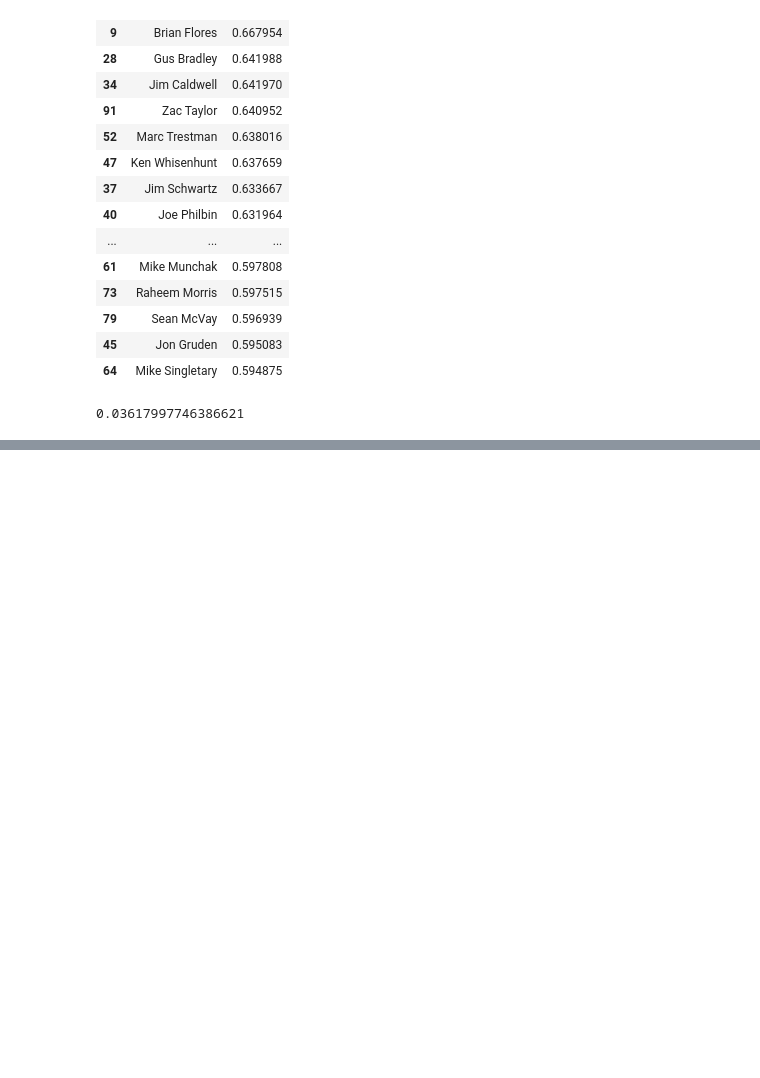
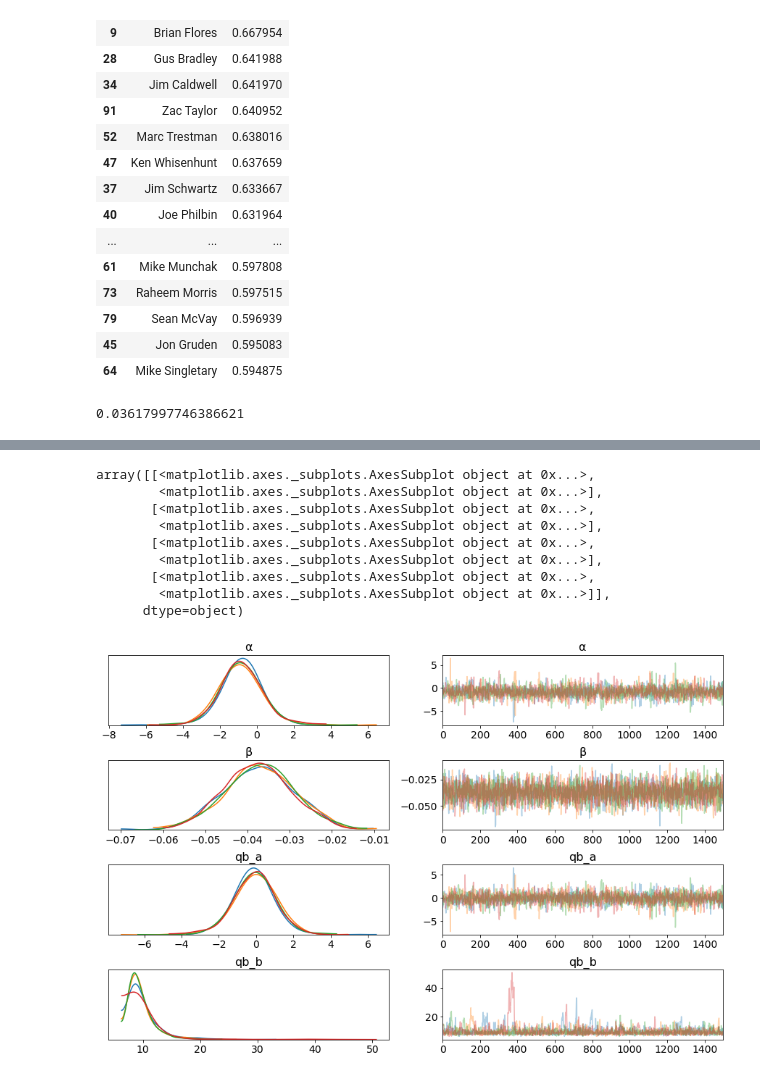
Before and after one commit to btatkinson/pass_exp, a Jupyter notebook: nfl_pass_exp.ipynb, the cells around one changed output, grey strips where cells are left out. Drawn from its saved outputs; the diff is of its cells as text; code cells hidden in the pictures; blank space fills up the shorter version.

```diff
--- a/nfl_pass_exp.ipynb
+++ b/nfl_pass_exp.ipynb
@@ -686 +749,19 @@ array([[<matplotlib.axes._subplots.AxesSubplot object at 0x...>,
+# %%
+trarr = pm.traceplot(trace, var_names=['α','β','qb_a','qb_b'])
+
+fig = plt.gcf()
+fig.savefig("./figures/qb_trace.png")
+
+trarr
+# %% [output]
+array([[<matplotlib.axes._subplots.AxesSubplot object at 0x...>,
+        <matplotlib.axes._subplots.AxesSubplot object at 0x...>],
+       [<matplotlib.axes._subplots.AxesSubplot object at 0x...>,
+        <matplotlib.axes._subplots.AxesSubplot object at 0x...>],
+       [<matplotlib.axes._subplots.AxesSubplot object at 0x...>,
+        <matplotlib.axes._subplots.AxesSubplot object at 0x...>],
+       [<matplotlib.axes._subplots.AxesSubplot object at 0x...>,
+        <matplotlib.axes._subplots.AxesSubplot object at 0x...>]],
+      dtype=object)
+[figure, added]
 # %%
```
Also changed, not shown: parts of 32 cells of this notebook.
